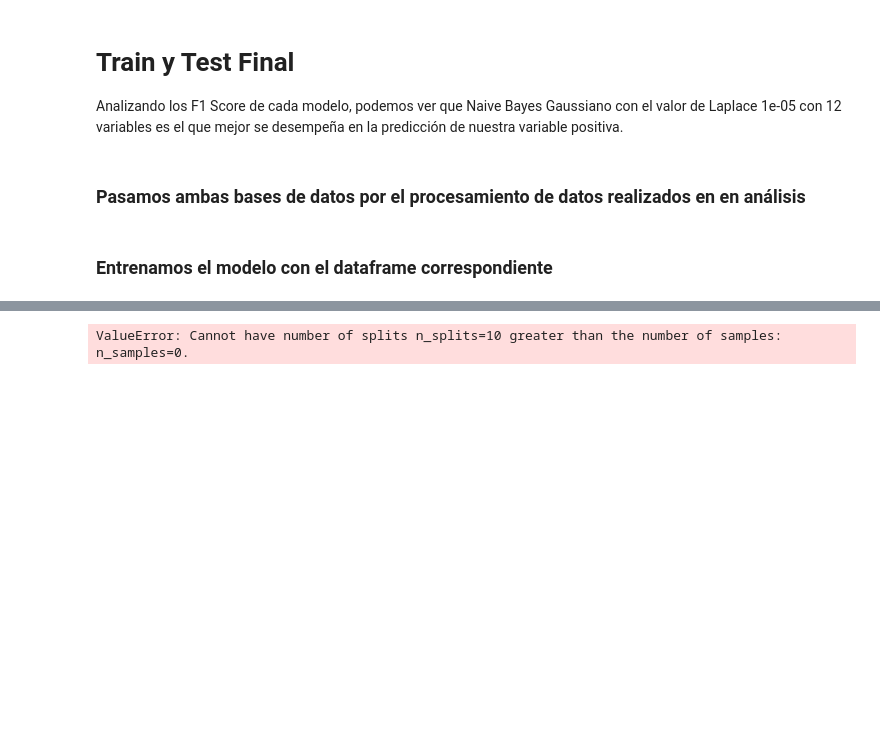
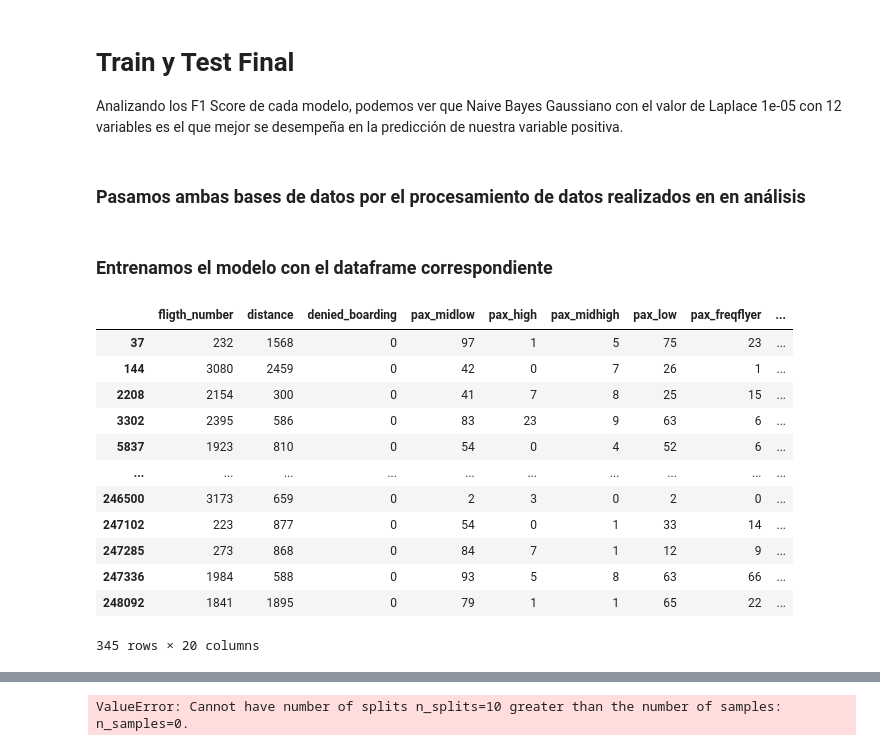
Before and after one commit to morozco0/TICS411, a Jupyter notebook: Proyecto2/NaiveBayes.ipynb, the cells around one changed output, grey strips where cells are left out. Cells and saved outputs as stored; diff of their text form; code cells hidden in the pictures; blank space fills up the shorter version.

```diff
--- a/Proyecto2/NaiveBayes.ipynb
+++ b/Proyecto2/NaiveBayes.ipynb
@@ -843,5 +843,22 @@ df_procesado.drop('destination_int', axis=1, inplace=True)
 # %% [markdown]
 ### Entrenamos el modelo con el dataframe correspondiente
+# %%
+dftest.isna().value_counts()
+dftest[dftest.isnull().any(axis=1)]
+# %% [output]
+|  | fligth_number | distance | denied_boarding | pax_midlow | pax_high | pax_midhigh | pax_low | pax_freqflyer | ... |
+| 37 | 232 | 1568 | 0 | 97 | 1 | 5 | 75 | 23 | ... |
+| 144 | 3080 | 2459 | 0 | 42 | 0 | 7 | 26 | 1 | ... |
+| 2208 | 2154 | 300 | 0 | 41 | 7 | 8 | 25 | 15 | ... |
+| 3302 | 2395 | 586 | 0 | 83 | 23 | 9 | 63 | 6 | ... |
+| 5837 | 1923 | 810 | 0 | 54 | 0 | 4 | 52 | 6 | ... |
+| ... | ... | ... | ... | ... | ... | ... | ... | ... | ... |
+| 246500 | 3173 | 659 | 0 | 2 | 3 | 0 | 2 | 0 | ... |
+| 247102 | 223 | 877 | 0 | 54 | 0 | 1 | 33 | 14 | ... |
+| 247285 | 273 | 868 | 0 | 84 | 7 | 1 | 12 | 9 | ... |
+| 247336 | 1984 | 588 | 0 | 93 | 5 | 8 | 63 | 66 | ... |
+| 248092 | 1841 | 1895 | 0 | 79 | 1 | 1 | 65 | 22 | ... |
+345 rows × 20 columns
 # %%
 import sys
 NB = GaussianNB(var_smoothing = 1e-05)
```
Also changed, not shown: parts of 5 cells of this notebook, 2 other files.
